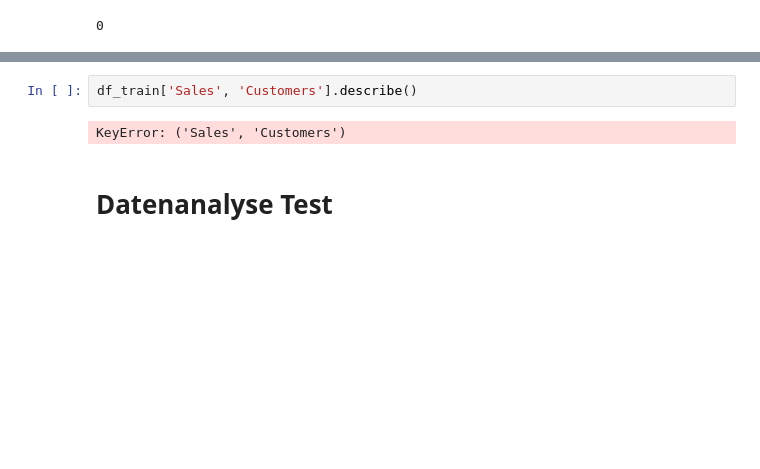
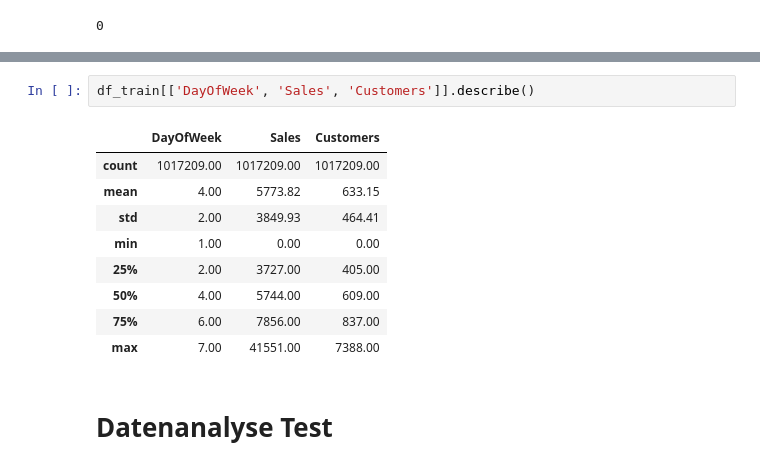
Before and after one commit to brk2ran/DataMining2024, a Jupyter notebook: notebooks/load_describe_data.ipynb, the cells around one changed output, grey strips where cells are left out. Cells and saved outputs as stored; diff of their text form; blank space fills up the shorter version.

```diff
--- a/notebooks/load_describe_data.ipynb
+++ b/notebooks/load_describe_data.ipynb
@@ -370,7 +368,15 @@ Die describe-Funktion wird für die Spalten Store, Sales und Customers ausgefüh
 # %%
-df_train['Sales', 'Customers'].describe()
+df_train[['DayOfWeek', 'Sales', 'Customers']].describe()
 # %% [output]
-KeyError: ('Sales', 'Customers')
+|  | DayOfWeek | Sales | Customers |
+| count | 1017209.00 | 1017209.00 | 1017209.00 |
+| mean | 4.00 | 5773.82 | 633.15 |
+| std | 2.00 | 3849.93 | 464.41 |
+| min | 1.00 | 0.00 | 0.00 |
+| 25% | 2.00 | 3727.00 | 405.00 |
+| 50% | 4.00 | 5744.00 | 609.00 |
+| 75% | 6.00 | 7856.00 | 837.00 |
+| max | 7.00 | 41551.00 | 7388.00 |
 # %% [markdown]
 # Datenanalyse Test
 # %% [markdown]
```
Also changed, not shown: parts of 10 cells of this notebook.
